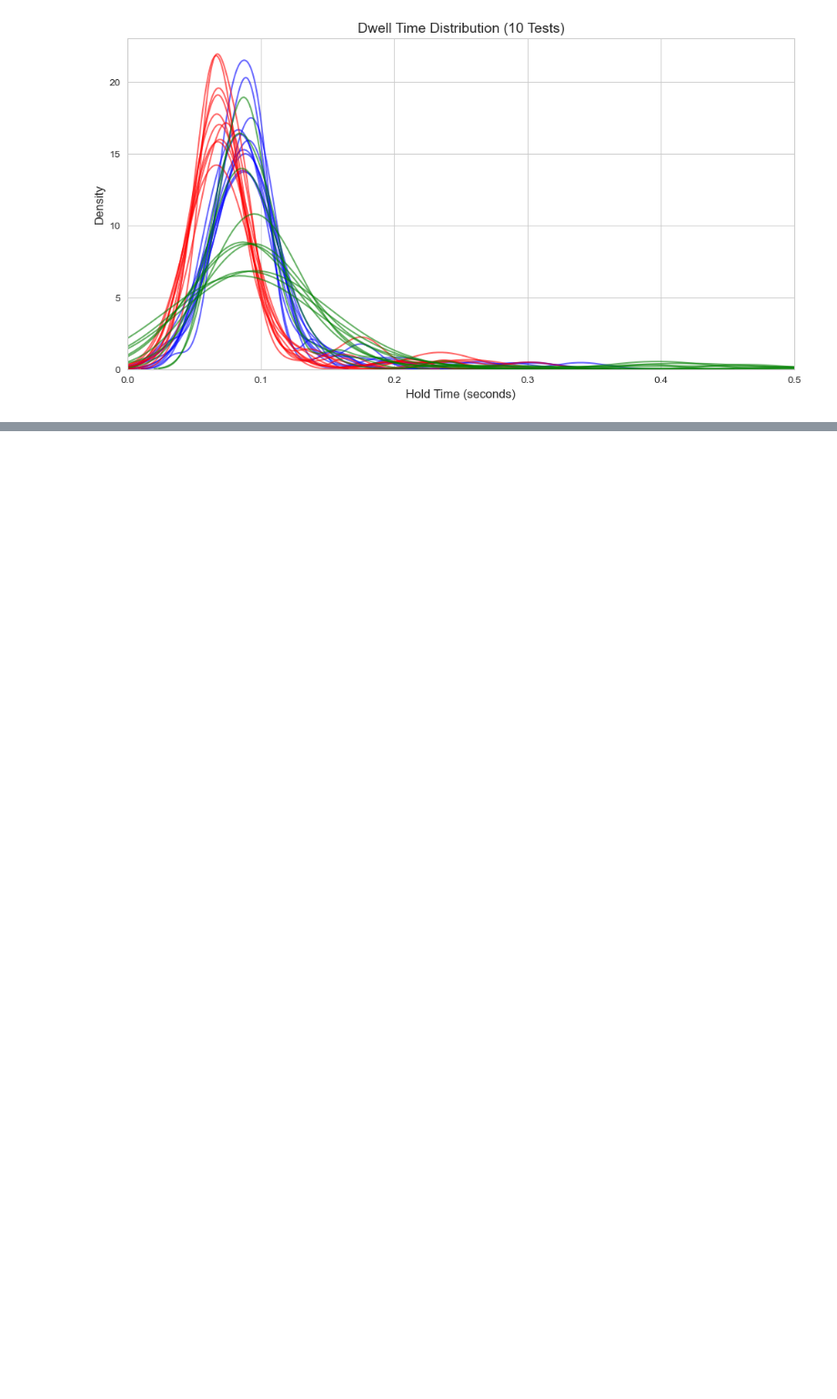
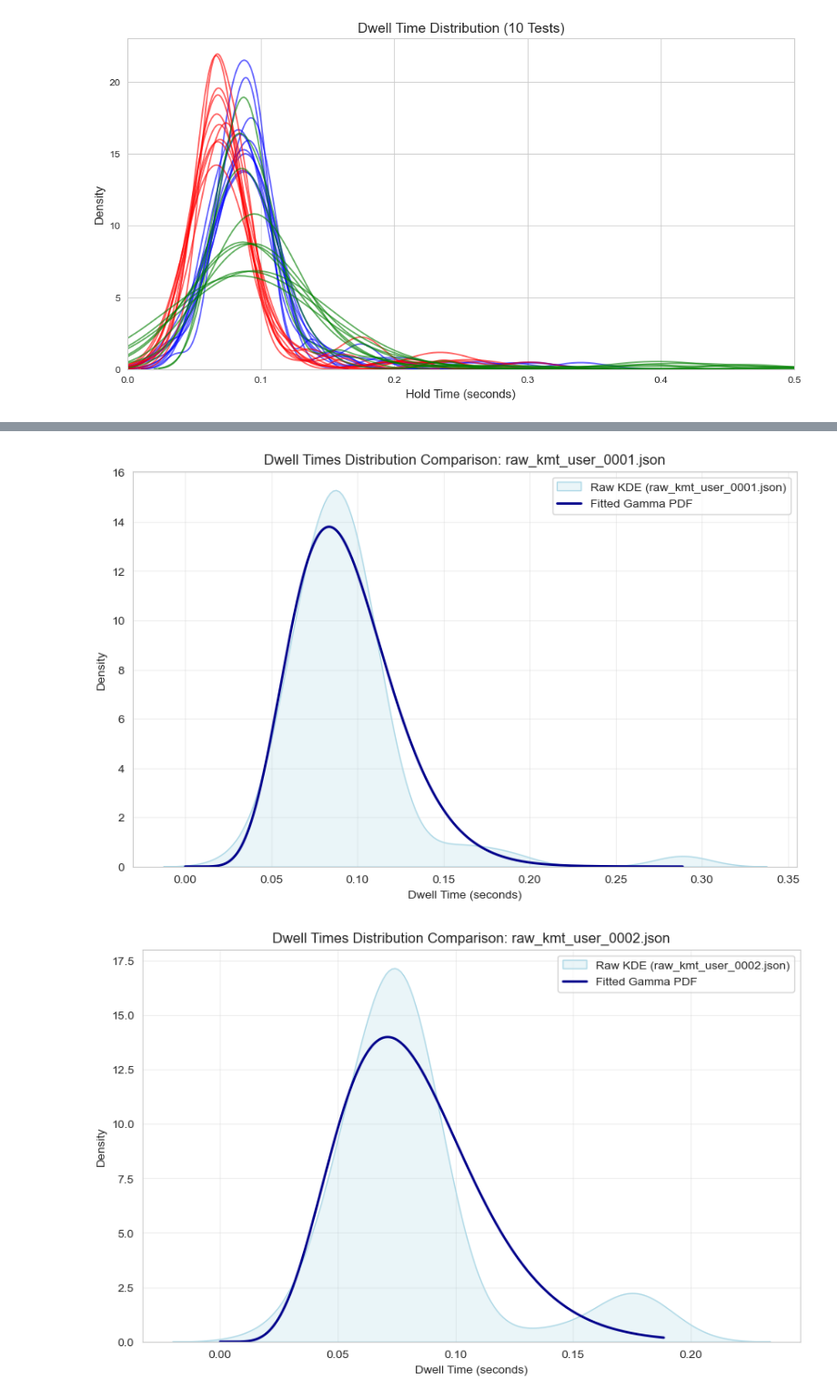
Before and after one commit to Ravindu-Sampath-Weerakoon/privacy-behavioral-auth, a Jupyter notebook: notebooks/advance_feature_analyze.ipynb, the cells around one changed output, grey strips where cells are left out. Shown at 91% size. Saved outputs shown, nothing was run; the diff lists cells and outputs as text; code cells hidden in the pictures; blank space fills up the shorter version.

```diff
--- a/notebooks/advance_feature_analyze.ipynb
+++ b/notebooks/advance_feature_analyze.ipynb
@@ -208,0 +501,41 @@ display(df_features)
+# %%
+import matplotlib.pyplot as plt
+import seaborn as sns
+
+def plot_comparison(dwell_times, features, user_label):
+    """
+    Plots a comparison of raw dwell times KDE and fitted Gamma PDF.
+    """
+    plt.figure(figsize=(10, 6))
+
+    # a) Light-colored KDE plot of original raw dwell_times
+    if len(dwell_times) > 1:
+        sns.kdeplot(dwell_times, color='lightblue', fill=True, label=f'Raw KDE ({user_label})')
+
+    # b) Dark-colored line plot (using scipy.stats.gamma.pdf)
+    shape = features['gamma_params']['shape']
+    scale = features['gamma_params']['scale']
+
+    x = np.linspace(0, max(dwell_times) if dwell_times else 0.5, 1000)
+    if shape > 0 and scale > 0:
+        pdf_fitted = stats.gamma.pdf(x, a=shape, scale=scale)
+        plt.plot(x, pdf_fitted, color='darkblue', linewidth=2, label='Fitted Gamma PDF')
+
+    plt.title(f'Dwell Times Distribution Comparison: {user_label}')
+    plt.xlabel('Dwell Time (seconds)')
+    plt.ylabel('Density')
+    plt.legend()
+    plt.grid(True, alpha=0.3)
+    plt.show()
+
+# Plot a comparison for the first session of each user
+for user_id in users_data.keys():
+    first_session_key = list(users_data[user_id]['true_data'].keys())[0]
+    session_events = users_data[user_id]['true_data'][first_session_key].get('key_events', [])
+
+    dwell_times = get_dwell_times(session_events)
+    features = extract_advanced_features(dwell_times, session_events)
+    plot_comparison(dwell_times, features, user_id)
+# %% [output]
+[figure, added]
+[figure, added]
```
Also changed, not shown: parts of 20 cells of this notebook.
